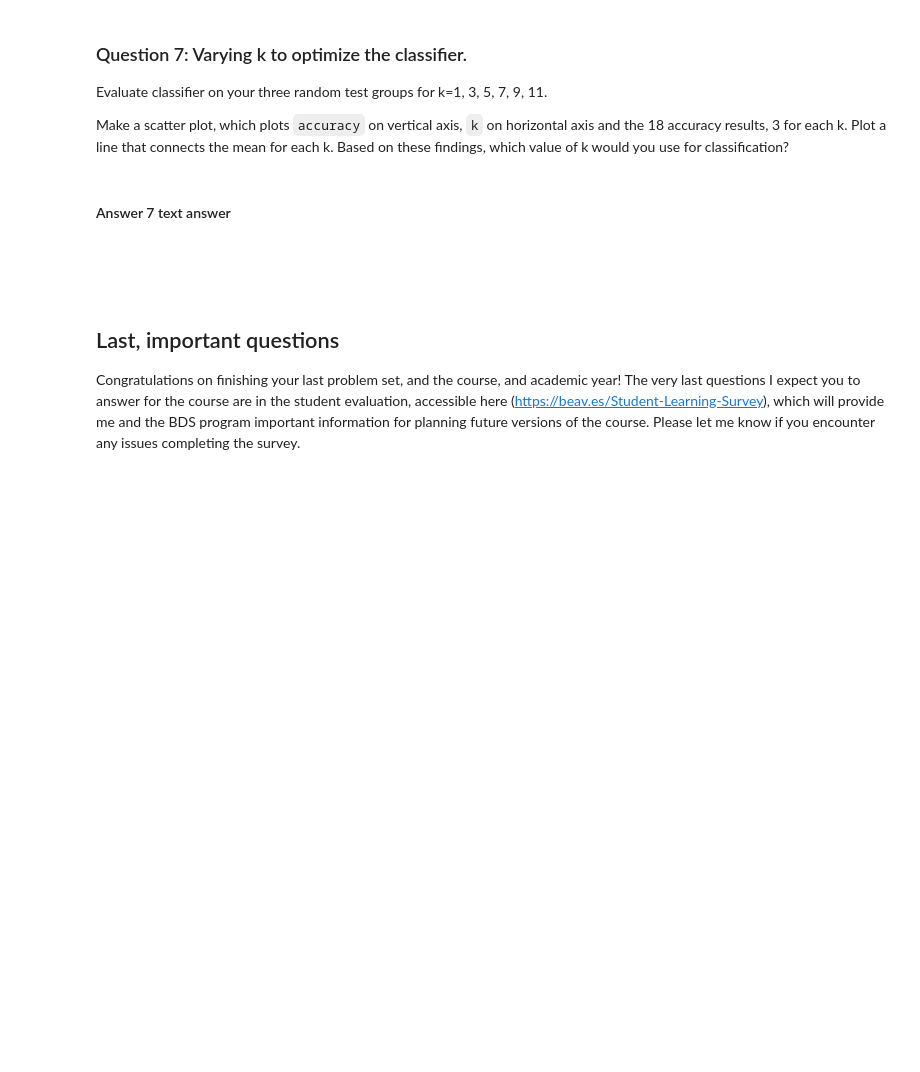
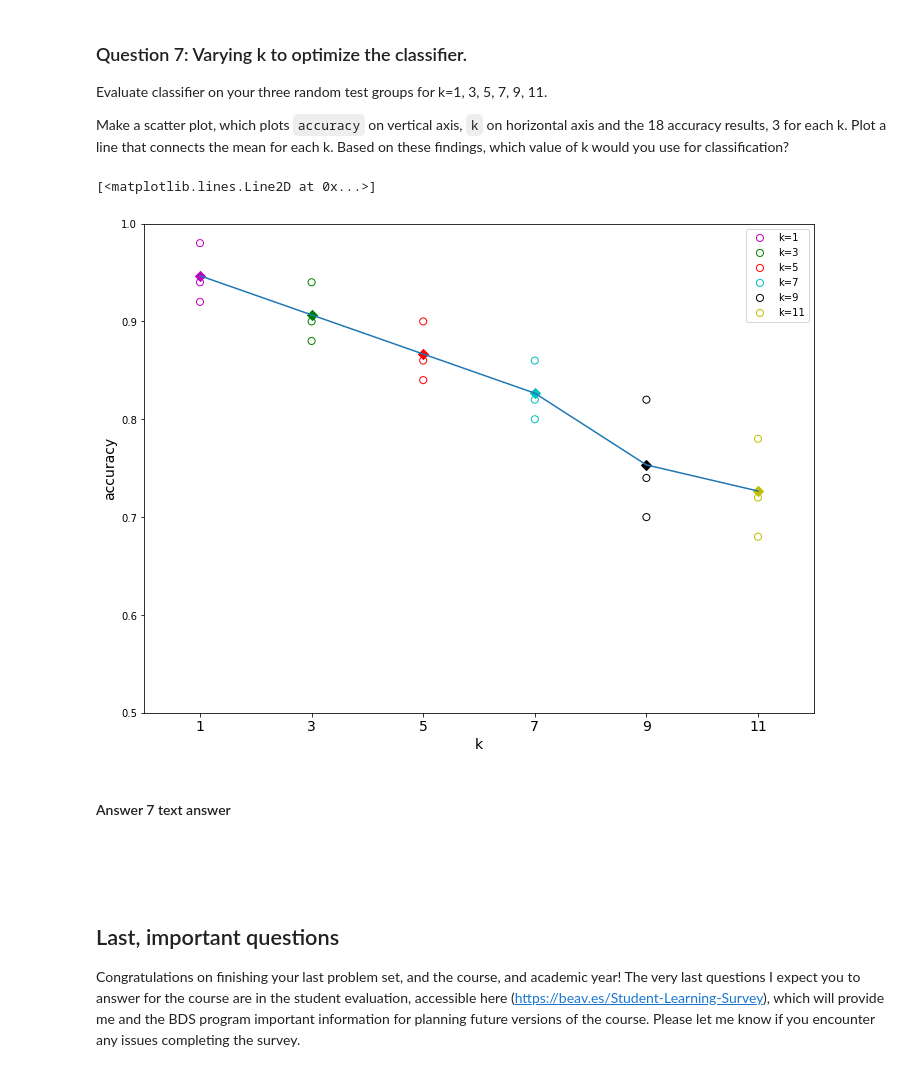
Before and after one commit to symmetricK/BDS311-hw09, a Jupyter notebook: hw09.ipynb, the cells around one changed output. Drawn from its saved outputs; the diff is of its cells as text; code cells hidden in the pictures; blank space fills up the shorter version.

```diff
--- a/hw09.ipynb
+++ b/hw09.ipynb
@@ -379,3 +377,43 @@ Make a scatter plot, which plots `accuracy` on vertical axis, `k` on horizontal
+# %%
+#Answer 7 code
+
+i=1
+n=0
+ave_list=[]
+k_list=[]
+
+fig=plt.figure()
+fig.set_size_inches(12,9)
+ax=plt.gca()
+ax.set_xlim([0,12])
+ax.set_xticks([1,3,5,7,9,11])
+ax.set_xticklabels(['1','3','5','7','9','11'],size=14)
+ax.set_xlabel('k',size=14)
+ax.set_ylim([0.5,1])
+ax.set_ylabel('accuracy',size=14)
+
+
+
+while(i<=11):
+    case_A_accuracy=knn.evaluate_accuracy(group_A,group_B,group_C,i)
+    case_B_accuracy=knn.evaluate_accuracy(group_B,group_A,group_C,i)
+    case_C_accuracy=knn.evaluate_accuracy(group_C,group_B,group_A,i)
+    instant_y_list=[case_A_accuracy,case_B_accuracy,case_C_accuracy]
+    instant_ave=np.mean(instant_y_list)
+    ave_list.append(instant_ave)
+    k_list.append(i)
+    instant_x_list=[i,i,i]
+    colors=['m','g','r','c','k','y']
+    plt.scatter(instant_x_list,instant_y_list,s=50,facecolors='None',edgecolors=colors[n],label='k='+str(i))
+    plt.scatter(i,instant_ave,s=50,facecolors=colors[n],marker='D')
+    plt.legend(loc='upper right',fontsize=10)
+    i=i+2
+    n=n+1
+
+plt.plot(k_list,ave_list)
+# %% [output]
+[<matplotlib.lines.Line2D at 0x...>]
+[figure, added]
 # %% [markdown]
 #### Answer 7 text answer
 <br><br>
```
Also changed, not shown: parts of 10 cells of this notebook.
